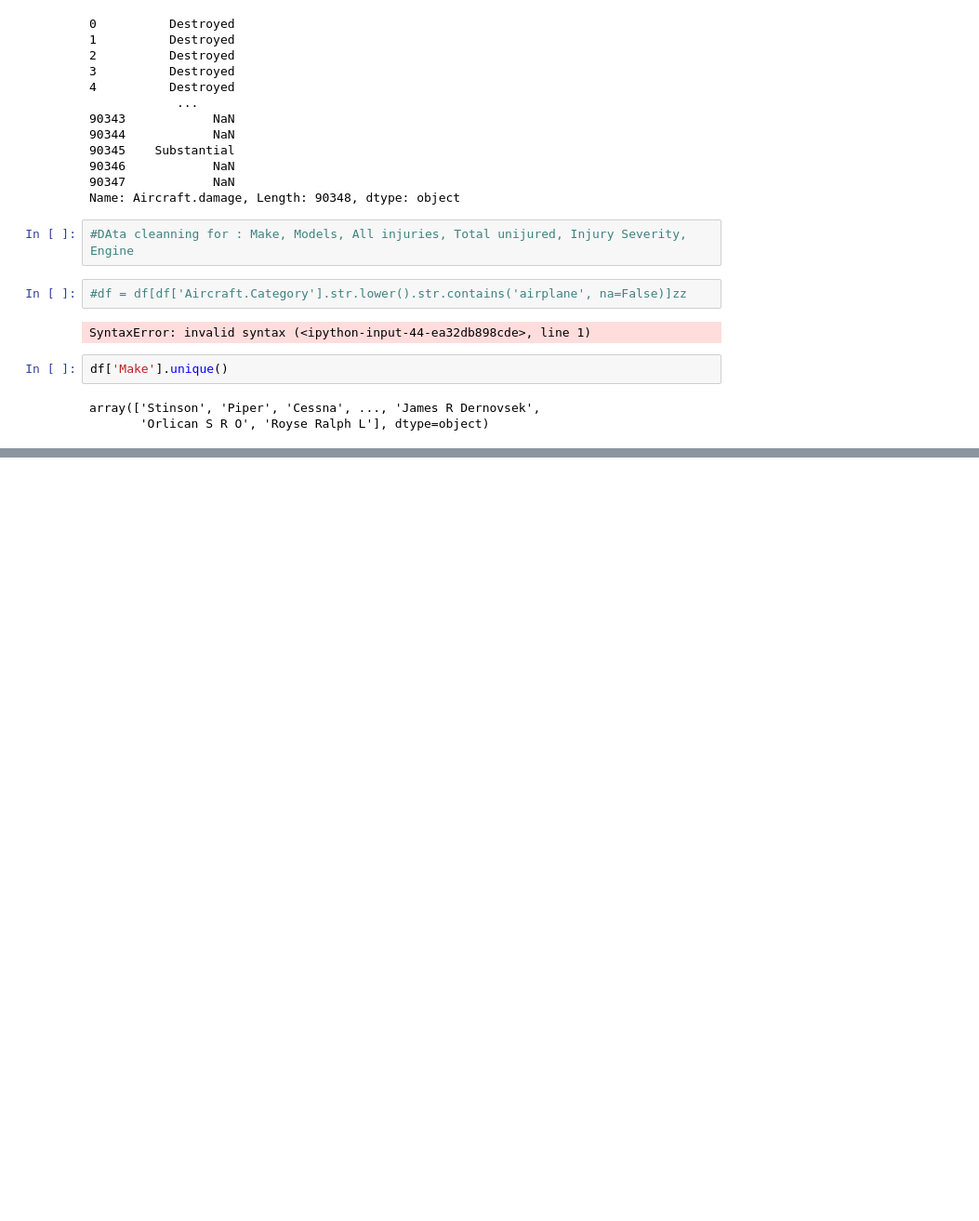
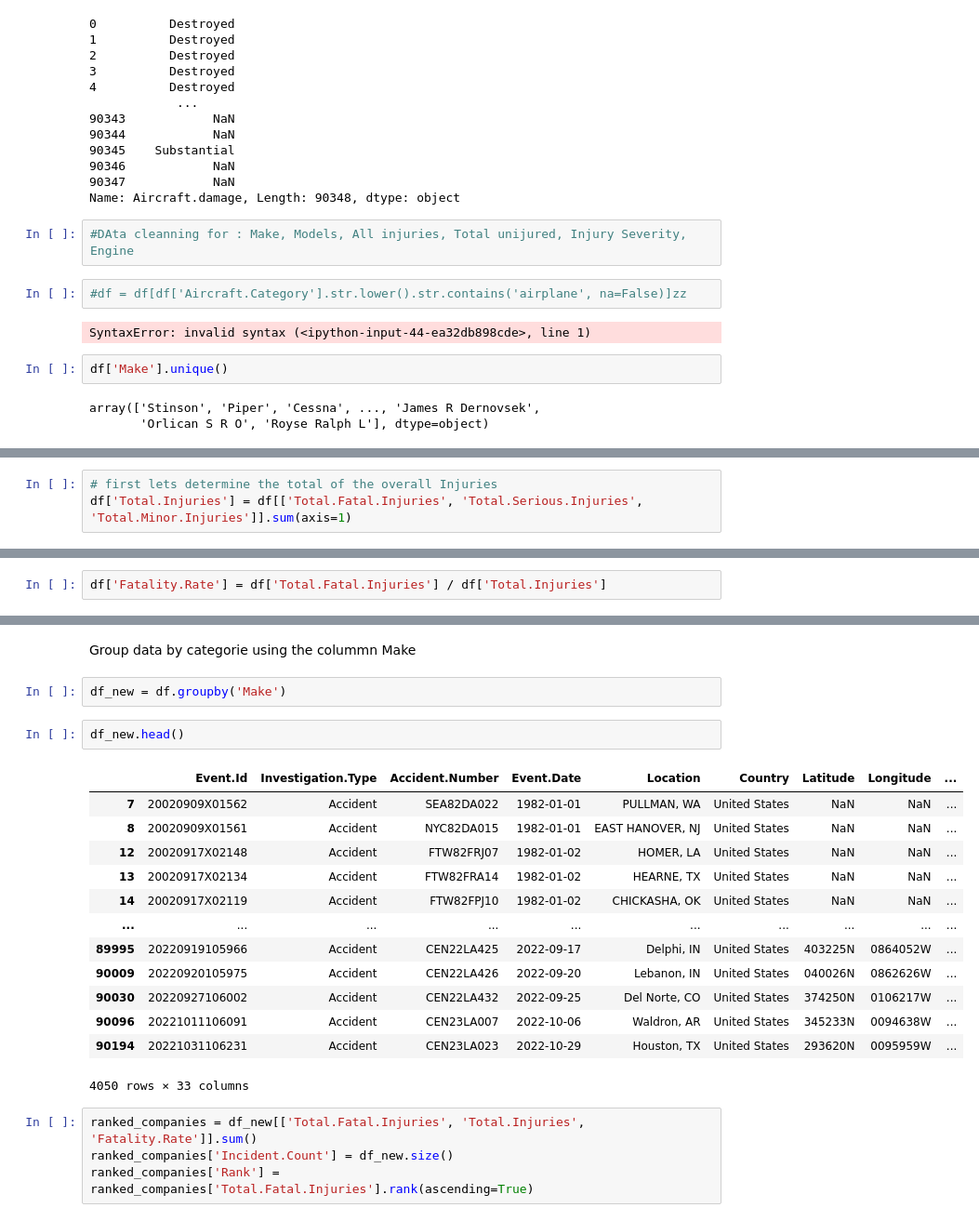
Before and after one commit to K-Pegg/Charting-New-Heights, a Jupyter notebook: Airline_Data_Project_juvenson.ipynb, the cells around one changed output, grey strips where cells are left out. Shown: that part at 93% size. Cells and saved outputs as stored; diff of their text form; blank space fills up the shorter version.

```diff
--- a/Airline_Data_Project_juvenson.ipynb
+++ b/Airline_Data_Project_juvenson.ipynb
@@ -104,0 +253,3 @@ array(['Stinson', 'Piper', 'Cessna', ..., 'James R Dernovsek',
+# %%
+# first lets determine the total of the overall Injuries
+df['Total.Injuries'] = df[['Total.Fatal.Injuries', 'Total.Serious.Injuries', 'Total.Minor.Injuries']].sum(axis=1)
@@ -104,0 +262,2 @@ array(['Stinson', 'Piper', 'Cessna', ..., 'James R Dernovsek',
+# %%
+df['Fatality.Rate'] = df['Total.Fatal.Injuries'] / df['Total.Injuries']
@@ -104,0 +282,24 @@ array(['Stinson', 'Piper', 'Cessna', ..., 'James R Dernovsek',
+# %% [markdown]
+Group data by categorie using the colummn Make
+# %%
+df_new = df.groupby('Make')
+# %%
+df_new.head()
+# %% [output]
+|  | Event.Id | Investigation.Type | Accident.Number | Event.Date | Location | Country | Latitude | Longitude | ... |
+| 7 | 20020909X01562 | Accident | SEA82DA022 | 1982-01-01 | PULLMAN, WA | United States | NaN | NaN | ... |
+| 8 | 20020909X01561 | Accident | NYC82DA015 | 1982-01-01 | EAST HANOVER, NJ | United States | NaN | NaN | ... |
+| 12 | 20020917X02148 | Accident | FTW82FRJ07 | 1982-01-02 | HOMER, LA | United States | NaN | NaN | ... |
+| 13 | 20020917X02134 | Accident | FTW82FRA14 | 1982-01-02 | HEARNE, TX | United States | NaN | NaN | ... |
+| 14 | 20020917X02119 | Accident | FTW82FPJ10 | 1982-01-02 | CHICKASHA, OK | United States | NaN | NaN | ... |
+| ... | ... | ... | ... | ... | ... | ... | ... | ... | ... |
+| 89995 | 20220919105966 | Accident | CEN22LA425 | 2022-09-17 | Delphi, IN | United States | 403225N | 0864052W | ... |
+| 90009 | 20220920105975 | Accident | CEN22LA426 | 2022-09-20 | Lebanon, IN | United States | 040026N | 0862626W | ... |
+| 90030 | 20220927106002 | Accident | CEN22LA432 | 2022-09-25 | Del Norte, CO | United States | 374250N | 0106217W | ... |
+| 90096 | 20221011106091 | Accident | CEN23LA007 | 2022-10-06 | Waldron, AR | United States | 345233N | 0094638W | ... |
+| 90194 | 20221031106231 | Accident | CEN23LA023 | 2022-10-29 | Houston, TX | United States | 293620N | 0095959W | ... |
+4050 rows × 33 columns
+# %%
+ranked_companies = df_new[['Total.Fatal.Injuries', 'Total.Injuries', 'Fatality.Rate']].sum()
+ranked_companies['Incident.Count'] = df_new.size()
+ranked_companies['Rank'] = ranked_companies['Total.Fatal.Injuries'].rank(ascending=True)
```
Also changed, not shown: parts of 20 cells of this notebook.
